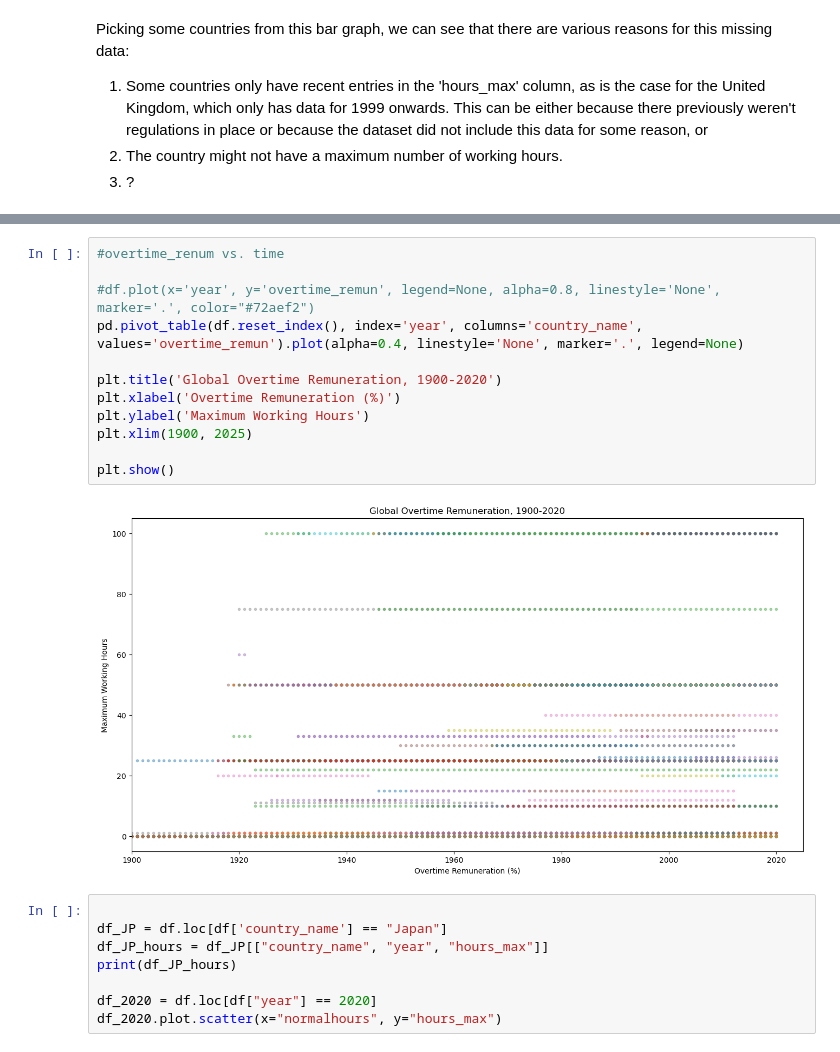
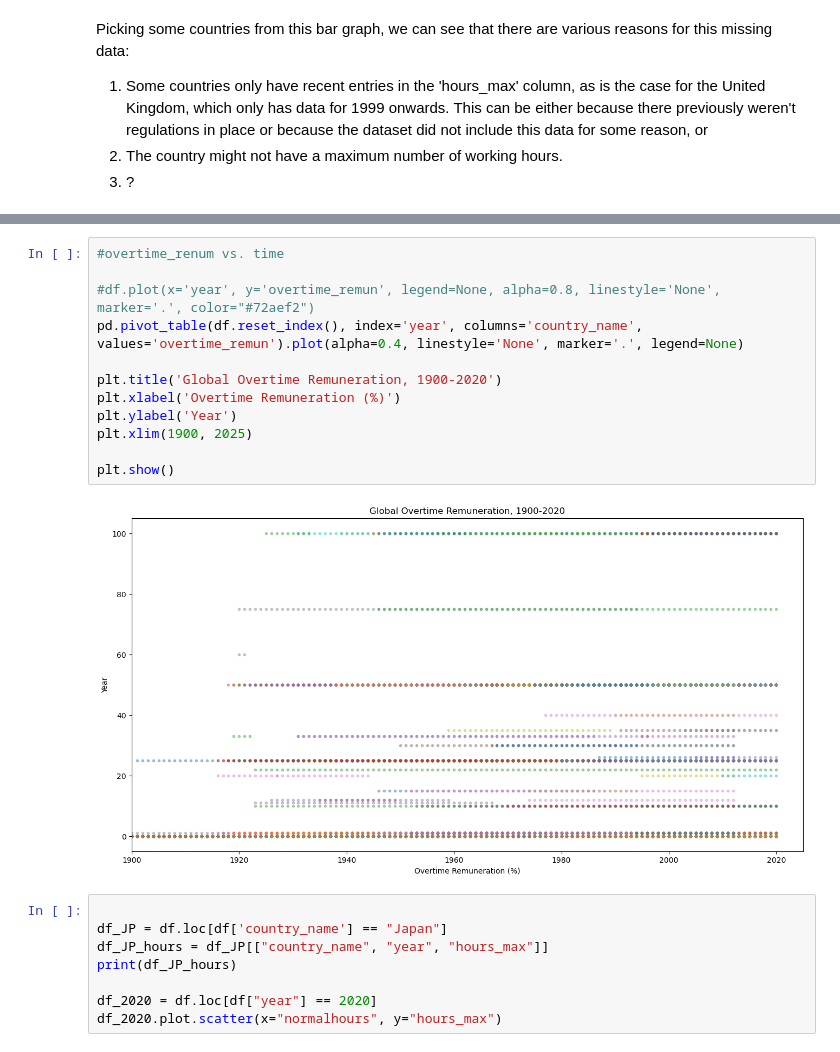
Before and after one commit to trevor-moss/ek121_finalProj, a Jupyter notebook: submission_format.ipynb, the cells around one changed output, grey strips where cells are left out. Cells and saved outputs as stored; diff of their text form.

```diff
--- a/submission_format.ipynb
+++ b/submission_format.ipynb
@@ -263,17 +265,17 @@ plt.show()
 # %%
 #overtime_renum vs. time
 
 #df.plot(x='year', y='overtime_remun', legend=None, alpha=0.8, linestyle='None', marker='.', color="#72aef2")
 pd.pivot_table(df.reset_index(), index='year', columns='country_name', values='overtime_remun').plot(alpha=0.4, linestyle='None', marker='.', legend=None)
 
 plt.title('Global Overtime Remuneration, 1900-2020')
 plt.xlabel('Overtime Remuneration (%)')
-plt.ylabel('Maximum Working Hours')
+plt.ylabel('Year')
 plt.xlim(1900, 2025)
 
 plt.show()
 # %% [output]
-[figure, old version]
+[figure, new version]
 # %%
 
 df_JP = df.loc[df['country_name'] == "Japan"]
```
Also changed, not shown: parts of 2 cells of this notebook.
